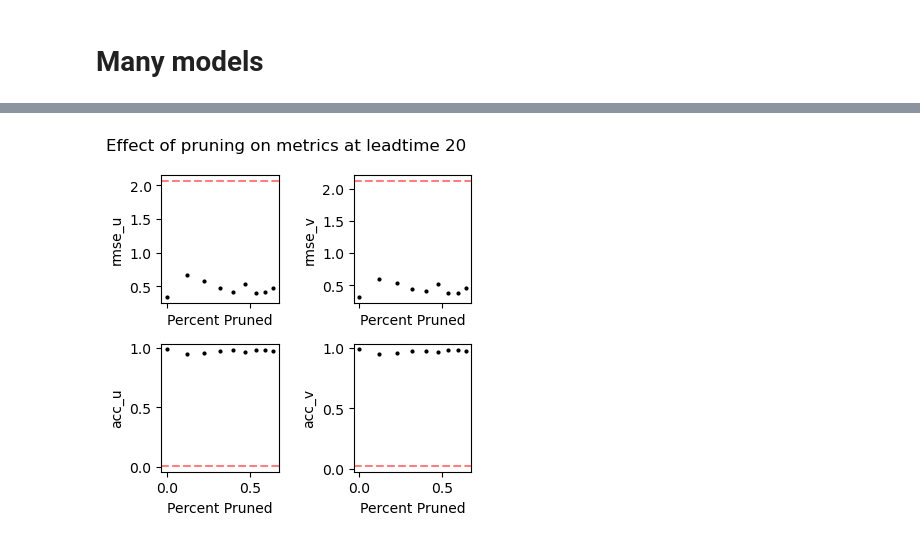
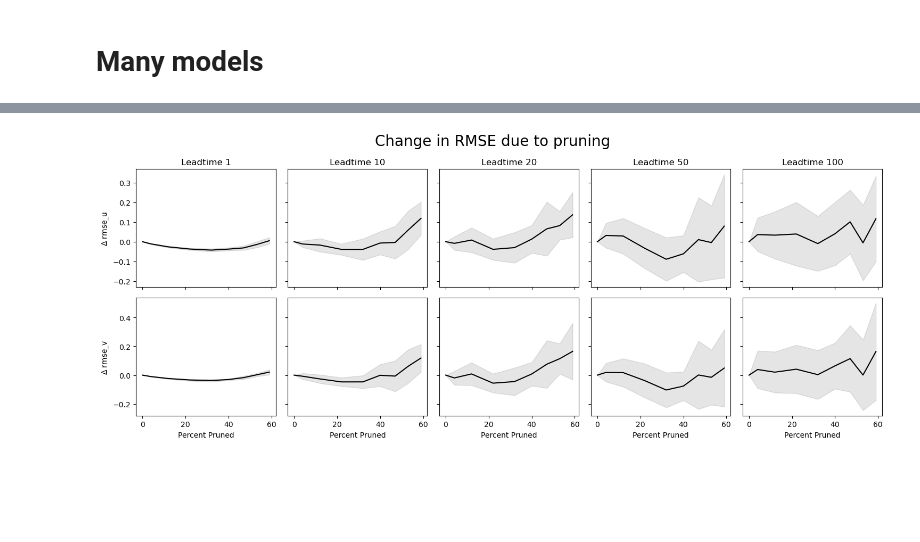
Before and after one commit to jshe2304/pruning-turbulence-vit, a Jupyter notebook: src/notebooks/visualize_short_analysis.ipynb, the cells around one changed output, grey strips where cells are left out. Saved outputs shown, nothing was run; the diff lists cells and outputs as text; code cells hidden in the pictures; blank space fills up the shorter version.

```diff
--- a/src/notebooks/visualize_short_analysis.ipynb
+++ b/src/notebooks/visualize_short_analysis.ipynb
@@ -79,25 +52,0 @@ fig.colorbar(sm, ax=axs, location='bottom', label="Percent pruned", pad=0.05)
-# %%
-# Metrics to plot
-
-keys = ['rmse_u', 'rmse_v', 'acc_u', 'acc_v']
-leadtime = 19
-
-# Loop thru axs and data
-
-fig, axs = plt.subplots(2, 2, figsize=(4, 4), sharex=True)
-for ax, key in zip(axs.flatten(), keys):
-
-    # Plot persistence
-    ax.axhline(datas[0][key + '_per'].mean(axis=0)[leadtime], color='r', linestyle='dashed', alpha=0.5)
-
-    # Plot data curves
-    metric = [data[key].mean(axis=0)[leadtime] for data in datas]
-    ax.scatter(percents_pruned, metric, color='k', s=4)
-
-    ax.set_xlabel('Percent Pruned')
-    ax.set_ylabel(key)
-
-fig.suptitle(f'Effect of pruning on metrics at leadtime {leadtime + 1}')
-fig.tight_layout()
-# %% [output]
-[figure, removed]
@@ -104 +55,45 @@ fig.tight_layout()
+# %%
+keys        = ['rmse_u', 'rmse_v']
+
+n_metrics   = len(keys)
+n_leads     = len(leadtimes)
+
+# 3) Create a 4×4 grid
+fig, axes = plt.subplots(
+    n_metrics, n_leads,
+    figsize=(3*n_leads, 3*n_metrics),
+    sharex='col',
+    sharey='row'
+)
+
+# 4) Fill in each subplot
+for i, key in enumerate(keys):
+    for j, t in enumerate( leadtimes):
+        ax = axes[i, j]
+
+        deltas = [(d[key][:, t] - base_metrics[key][:, t])/base_metrics[key][:, t] for d in datas]
+
+        means = np.array([delta.mean(axis=0) for delta in deltas])
+        stds  = np.array([delta.std(axis=0) for delta in deltas])
+
+        ax.plot(percentages, means, color='k')
+        ax.fill_between(percentages, means - stds, means + stds, color='k', alpha=0.1)
+
+        # only bottom row gets an x-label
+        if i == n_metrics - 1:
+            ax.set_xlabel('Percent Pruned')
+
+        # only first column gets a y-label
+        if j == 0:
+            ax.set_ylabel('$\Delta$ ' + key)
+
+        # only top row gets a column title
+        if i == 0:
+            ax.set_title(f'Leadtime {t+1}')
+
+# 5) Global adjustments
+fig.suptitle('Change in RMSE due to pruning', fontsize=20)
+fig.tight_layout()
+# %% [output]
+[figure, added]
 # %%
```
Also changed, not shown: parts of 7 cells of this notebook, 36 other files.
